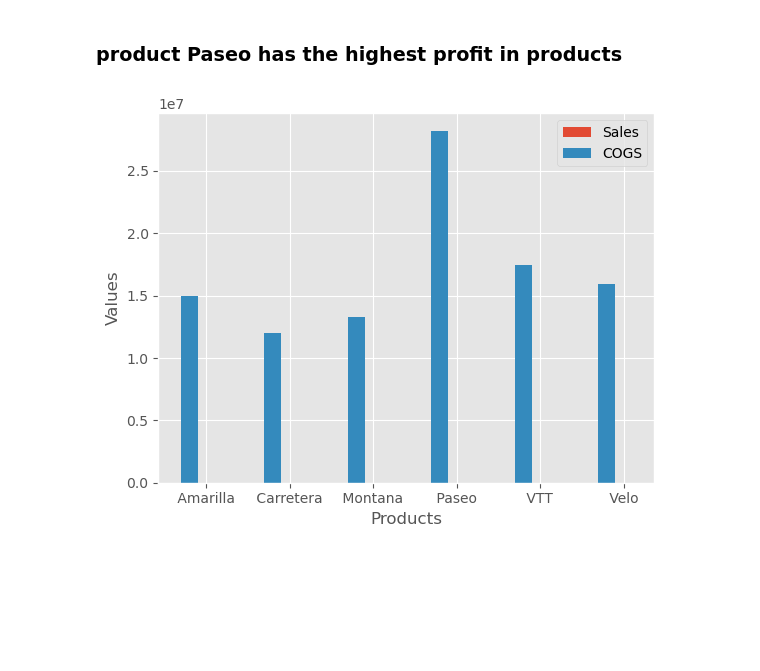
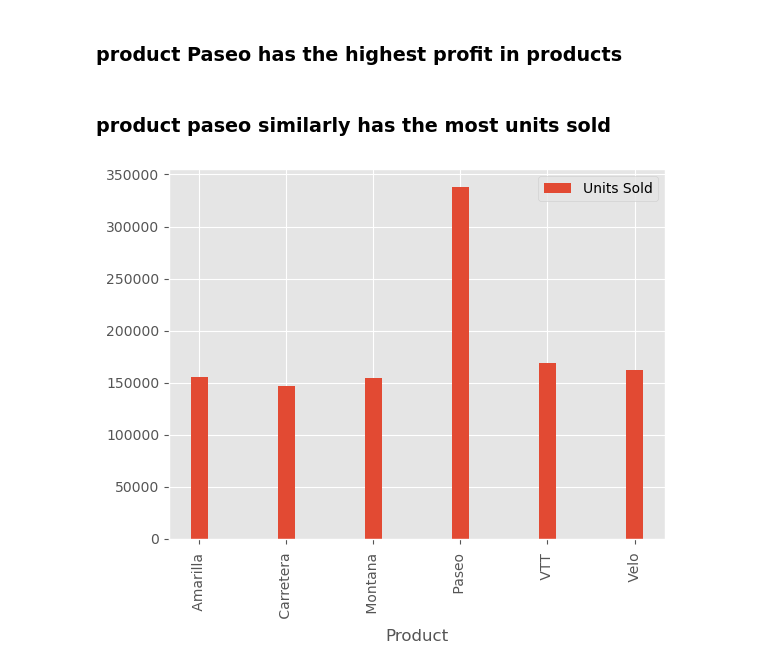
Before and after one commit to mominj10/financialanalysis, a Jupyter notebook: CompanyFinancials.ipynb, the cells around one changed output. Drawn from its saved outputs; the diff is of its cells as text; code cells hidden in the pictures; blank space fills up the shorter version.

```diff
--- a/CompanyFinancials.ipynb
+++ b/CompanyFinancials.ipynb
@@ -300,7 +300,7 @@ plt.show()
 # %% [output]
 [figure]
 # %%
-prod=df.groupby('Product').agg({'Units Sold':'sum','Manufacturing Price':'mean','Sale Price':'mean','Gross Sales':'sum','Profit':'sum','COGS':'sum'}).reset_index()
+prod=df.groupby('Product').agg({'Units Sold':'sum','Manufacturing Price':'mean','Sale Price':'mean','Gross Sales':'sum','Profit':'sum','COGS':'sum','Sales':'sum'}).reset_index()
 # %%
 prod
 # %% [output]
@@ -315,3 +315,5 @@ prod
 #Find Gross Margin by product
 prod['gross margin']=prod['Sale Price']-prod['Manufacturing Price']
 prod
+prod.dtypes
+prod=prod.rename(columns={'Sale Price': 'Saleprice'})
@@ -341,20 +335,13 @@ plt.show()
 [figure]
 # %% [markdown]
 ### product Paseo has the highest profit in products
+# %% [markdown]
+### product paseo similarly has the most units sold
 # %%
-plt.figure()
-x = np.arange(len(prod))
-bar_width = 0.2
-
-plt.bar(x,prod['Sale Price'], width=bar_width, label='Sales')
-plt.bar(x-bar_width, prod['COGS'], label='COGS', width=bar_width)
-
-plt.xticks(x, prod['Product'])  #plt.xticks to set the tick positions and labels
-plt.ylabel('Values')
-plt.xlabel('Products')
-plt.legend()
+bar_width=0.2
+prod.plot(kind='bar',x='Product',y='Units Sold',width=bar_width)
 plt.show()
 # %% [output]
-[figure, old version]
+[figure, new version]
 # %%
 plt.figure(figsize=(10,6))
```
Also changed, not shown: parts of 15 cells of this notebook.
